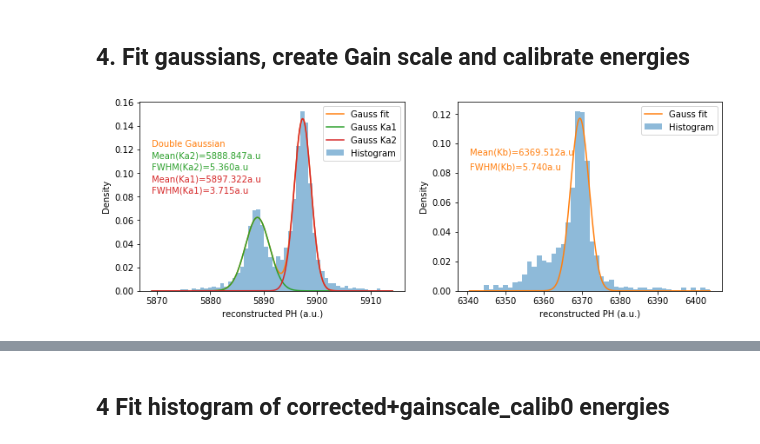
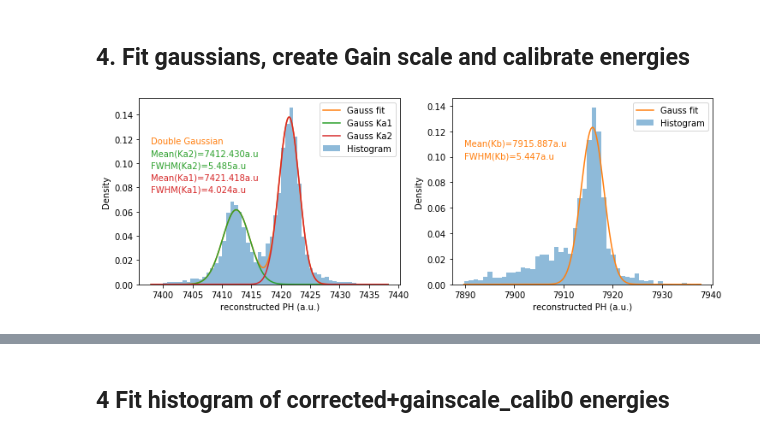
Before and after one commit to mtceballos/SIRENAcode, a Jupyter notebook: realData/GSFC/analysisGSFC_proc.ipynb, the cells around one changed output, grey strips where cells are left out. Drawn from its saved outputs; the diff is of its cells as text; code cells hidden in the pictures.

Commit message:
GSFC analysis: include correlation jitter correction and PKH automation

```diff
--- a/realData/GSFC/analysisGSFC_proc.ipynb
+++ b/realData/GSFC/analysisGSFC_proc.ipynb
@@ -587,0 +923,2 @@ display(dataKas_noXT)
+# %%
+dataKb_HR_drift= correct_signal(inputdf=dataKb_HR, colname="SIGNAL", sortby="TIME", max_iterations=3)
@@ -653,0 +942,6 @@ Number of pulses in dataKb_HR:  1561
+# %%
+#dataKas_HR_drift_jitter = correct_signal(inputdf=dataKas_HR_drift, colname="SIGNAL_cTIME",
+#                                         sortby="PHI05", max_iterations=3, xwidth=501,
+#                                         movie_filename="channel_5_jitter.mp4")
+dataKas_HR_drift_jitter = correct_signal(inputdf=dataKas_HR_drift, colname="SIGNAL_cTIME",
+                                         sortby="PHI05", max_iterations=3, xwidth=101)
@@ -653,0 +961,2 @@ Number of pulses in dataKb_HR:  1561
+# %%
+dataKb_HR_drift_jitter = correct_signal(inputdf=dataKb_HR_drift, colname="SIGNAL_cTIME", sortby="PHI05", max_iterations=3)
@@ -845,14 +982,9 @@ fig.tight_layout(rect=[0, 0.03, 1, 0.95])
 # %%
-############## SELECT THE LEVEL OF CORRECTION (MAITE'S) ###################################
-#dataKas_HR_corrected = np.copy(dataKas_HR_jitter_bsln)  # Kas no drift corrected
-dataKb_HR_corrected = np.copy(dataKb_HR_jitter_bsln)  # Kbeta no drift corrected
-dataKas_HR_corrected = np.copy(dataKas_HR_jitter_bsln_drift)
-print(len(dataKas_HR_corrected))
-print(dataKas_HR_corrected[0:10])
+############## SELECT THE LEVEL OF CORRECTION (NICO'S) ###################################
+dataKas_HR_corrected = np.copy(dataKas_HR_drift_jitter.SIGNAL_cTIME_cPHI05)
+dataKb_HR_corrected = np.copy(dataKb_HR_drift_jitter.SIGNAL_cTIME_cPHI05)
 
-############## SELECT THE LEVEL OF CORRECTION (NICO'S) ###################################
-dataKas_HR_corrected = np.copy(df.SIGNAL_cTIME_cPHI)
 #print(len(dataKas_HR_corrected))
 #print(dataKas_HR_corrected[0:10])
 
-corrected ="jitter_bsln_drift"
+corrected = "drift_jitter"
@@ -866,21 +993,25 @@ corrected ="jitter_bsln_drift"
 # %%
 # Pre-calibration histogram
 plt.close()
 nbinsKas = 60
 nbinsKb = 50
 if plen == 8000:
     centresA=[5889,5898] # for pL8000
     centresB=6368
 elif plen == 4096:
-    centresA=[7855,7865] # for pL4096
-    centresB=8345
+    centresA=[7855,7865] # for pL4096 & channels 5,65
+    centresB=8345 # for pL4096 & channels 5,65
+    centresA=[10195,10205] #for pL4096 & channels 13
+    centresB=10682 #for pL4096 & channels 13
+    centresA=[7412,7422] # for pL4096 & channels 65
+    centresB=7900 # for pL4096 & channels 65
 (mean1bsln, mean2bsln, mean3bsln) = fit3gauss2hist(data1=1e3*dataKas_HR_corrected, data2=1e3*dataKb_HR_corrected,
                                         a1=0.06, a2=0.12, a3=0.1, sig1=5, sig2=5, sig3=5,
                                         mean1=centresA[0], mean2=centresA[1], mean3=centresB,
                                         nbins1=nbinsKas, nbins2=nbinsKb,
                                         xlab="reconstructed PH (a.u.)", plot=True, xsize=12,ysize=4)
 # %% [output]
-[figure, old version]
+[figure, new version]
 # %%
 # create gain scale Ka2, Ka1, Kb
 #plt.close()
```
Also changed, not shown: parts of 44 cells of this notebook, 1 other file.
